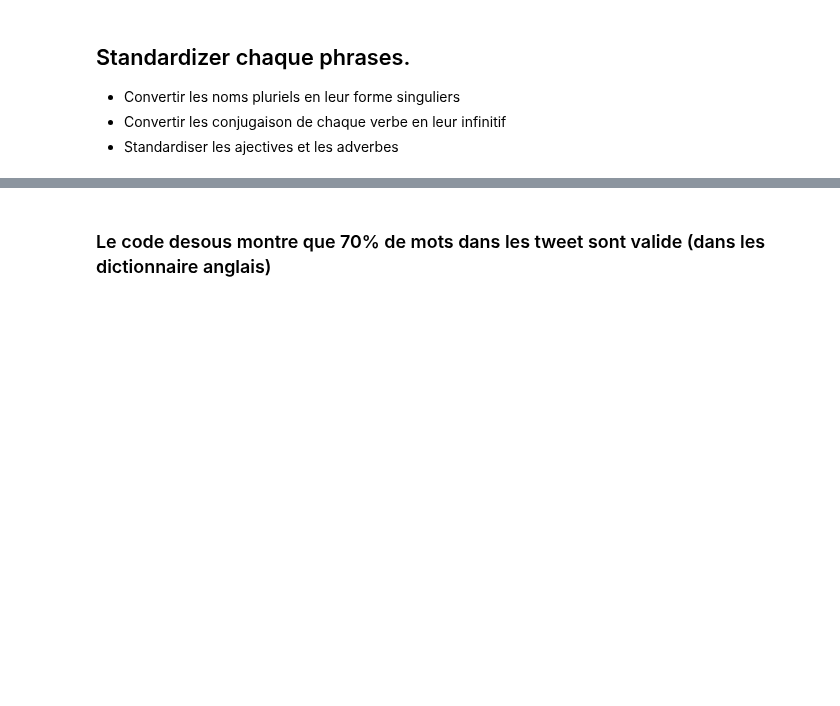
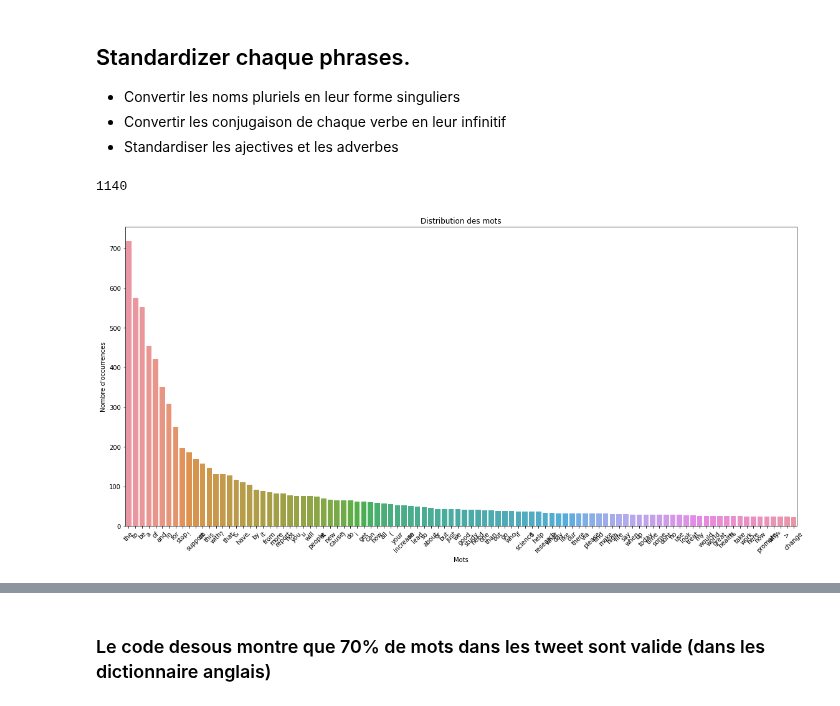
Before and after one commit to RaphaelRibes/machine-learning, a Jupyter notebook: ML_projet.ipynb, the cells around one changed output, grey strips where cells are left out. Saved outputs shown, nothing was run; the diff lists cells and outputs as text; code cells hidden in the pictures; blank space fills up the shorter version.

Commit message:
Added new graphs

```diff
--- a/ML_projet.ipynb
+++ b/ML_projet.ipynb
@@ -75,0 +98,34 @@ for tweet in text_sep:
+# %%
+refined_tweets_join = []
+phrase = ""
+
+for sentence in refined_tweets:
+    for word in sentence:
+        phrase = phrase + word + " "
+    refined_tweets_join.append(phrase)
+    phrase = ""
+
+len(refined_tweets_join)
+# %% [output]
+1140
+# %%
+refined_tweets_flat = [word for sublist in refined_tweets for word in sublist]
+
+word_counts = Counter(refined_tweets_flat)
+
+# 3. Afficher les 10 mots les plus fréquents (optionnel)
+most_common = word_counts.most_common(100)
+words, counts = zip(*most_common)
+
+# 4. Tracer avec seaborn
+#plt.figure(figsize=(30, 12))
+plt.figure(figsize=(16, 8)).gca()
+sns.barplot(x=list(words), y=list(counts))
+plt.title("Distribution des mots")
+plt.ylabel("Nombre d'occurrences")
+plt.xlabel("Mots")
+plt.xticks(rotation=45)
+plt.tight_layout()
+plt.show()
+# %% [output]
+[figure, added]
```
Also changed, not shown: parts of 31 cells of this notebook.
